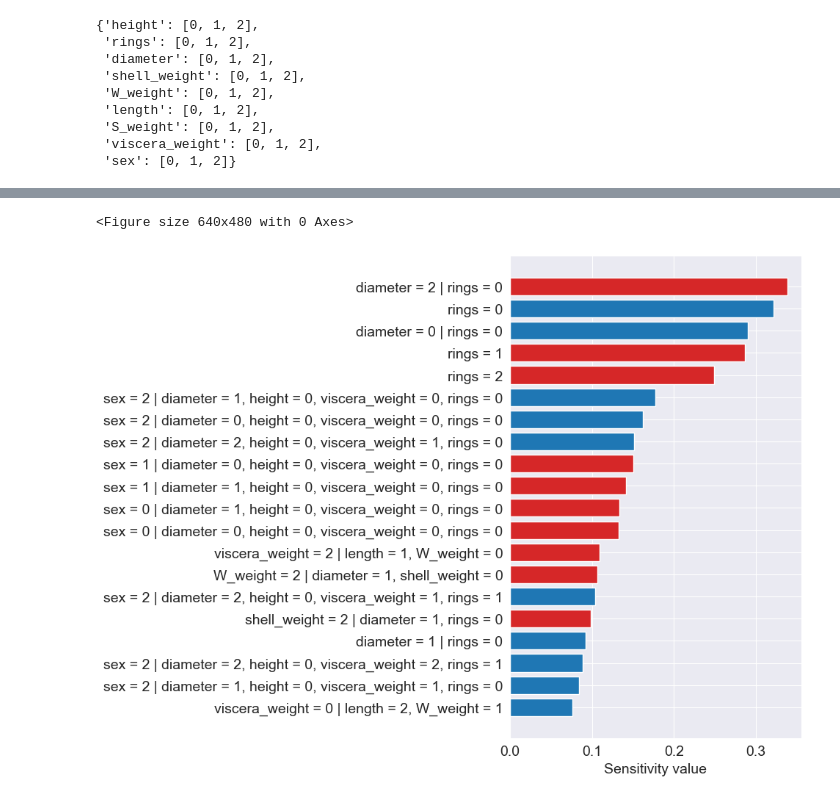
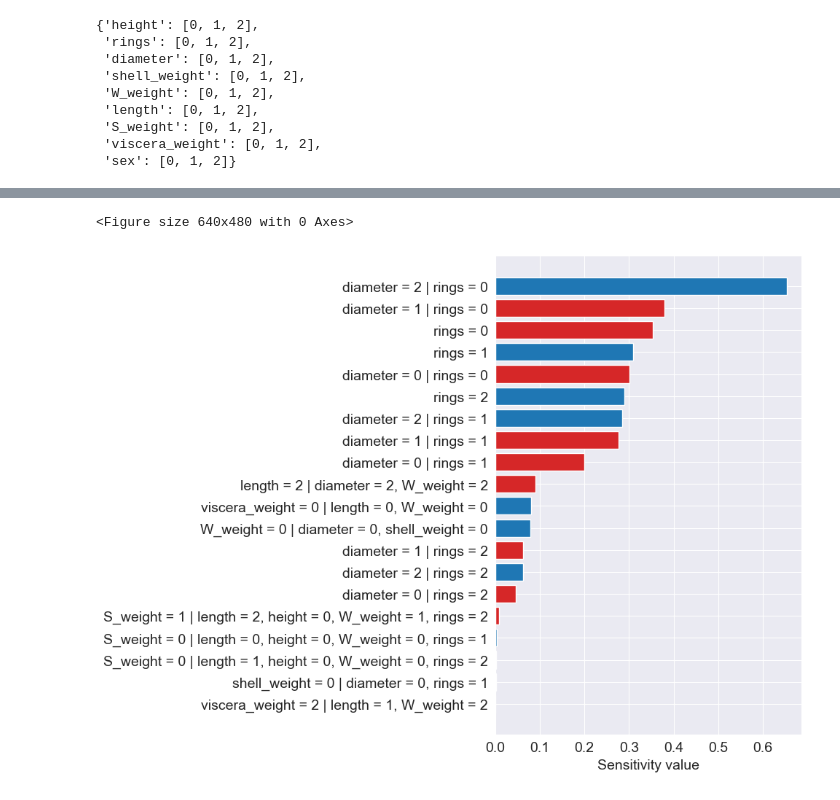
Before and after one commit to dmitry-grigorev/GIEBN, a Jupyter notebook: experiments/pgmpy_yodo_exps/Experiments5.ipynb, the cells around one changed output, grey strips where cells are left out. Saved outputs shown, nothing was run; the diff lists cells and outputs as text; code cells hidden in the pictures.

```diff
--- a/experiments/pgmpy_yodo_exps/Experiments5.ipynb
+++ b/experiments/pgmpy_yodo_exps/Experiments5.ipynb
@@ -211,6 +167,6 @@ yodo.plot(pgmpy_bn, probability={'sex': 1}, nbars=20)
 # %%
 plt.figure()
-yodo.plot(pgmpy_bn, probability={'sex': 2}, nbars=20)
+yodo.plot(pgmpy_bn, probability={'diameter': 2}, nbars=20)
 # %% [output]
 <Figure size 640x480 with 0 Axes>
-[figure, old version]
+[figure, new version]
```
Also changed, not shown: parts of 9 cells of this notebook.
